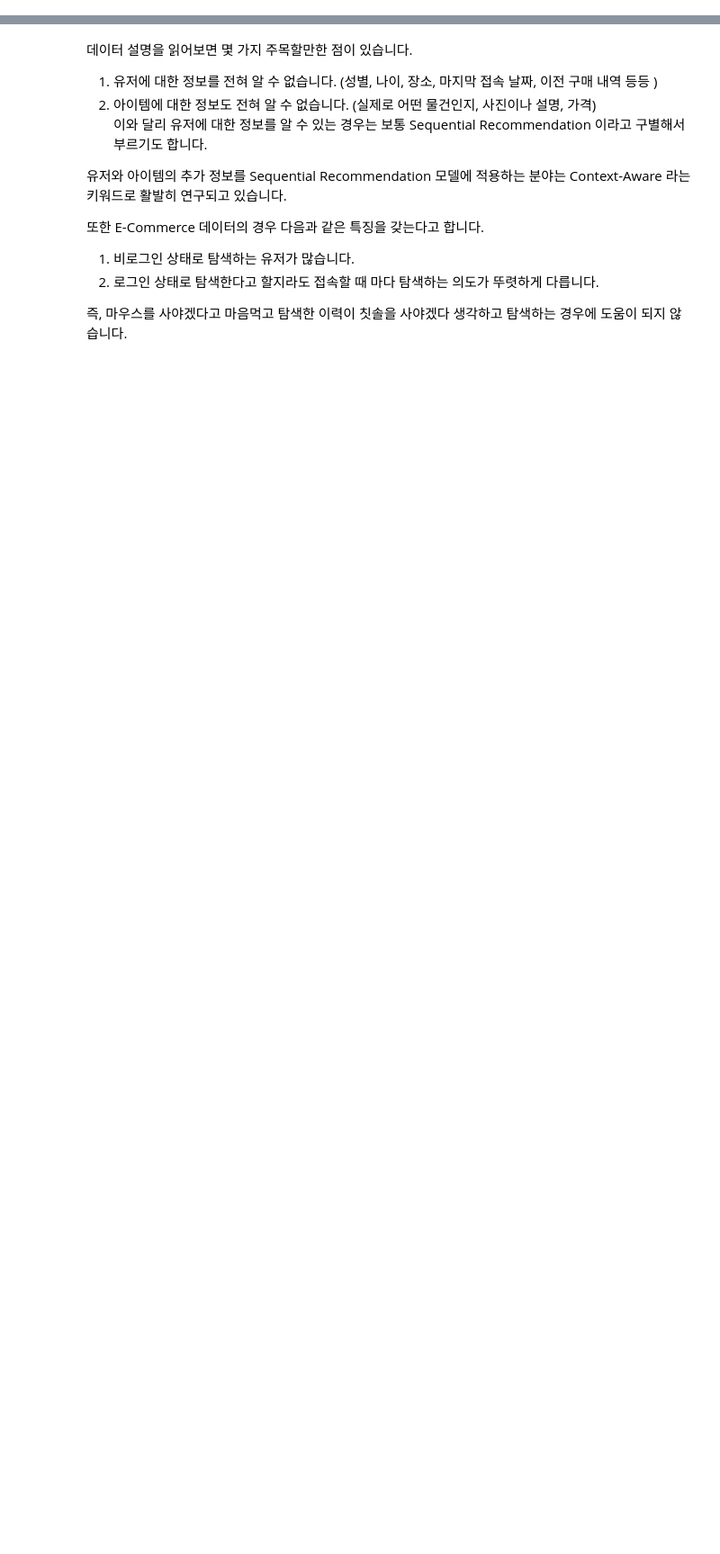
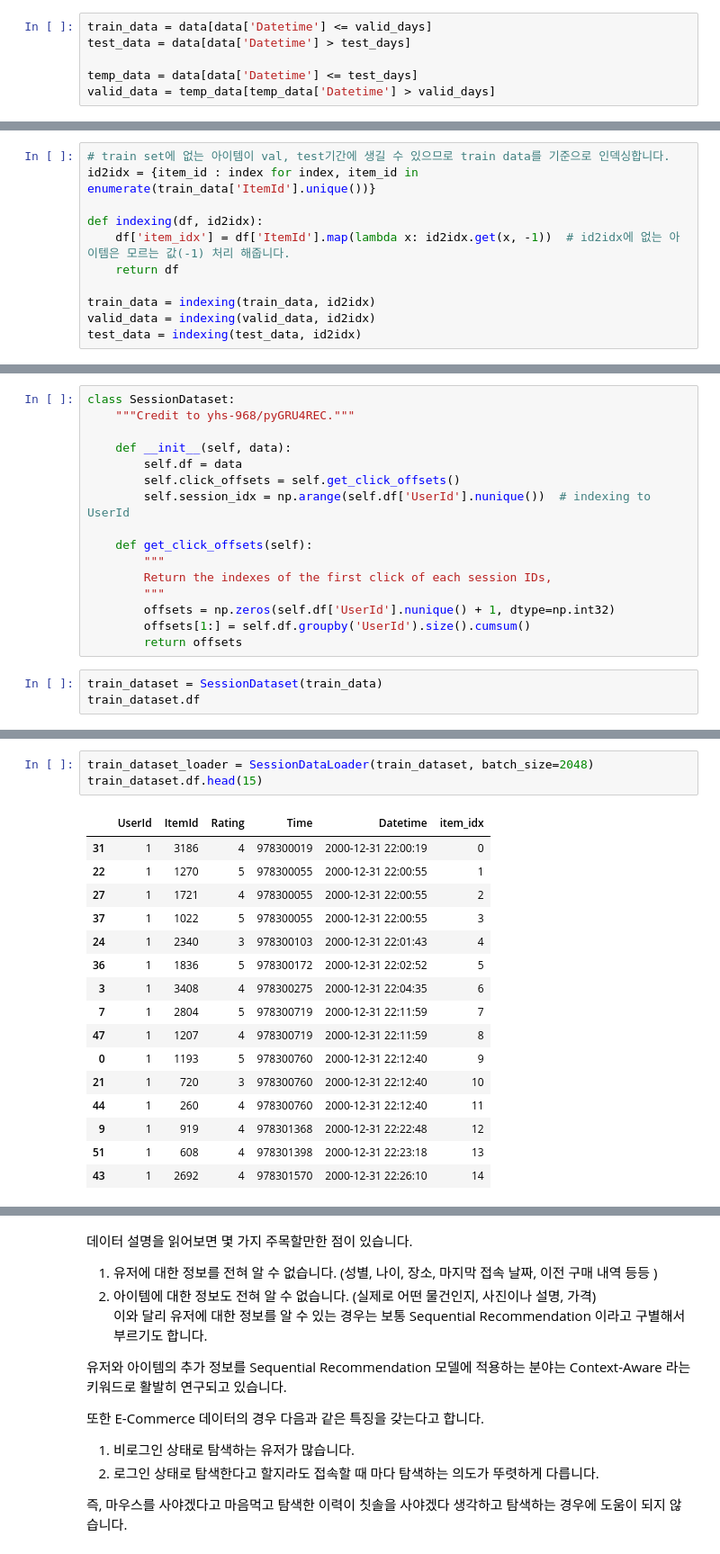
Before and after one commit to limjs19/first-repository, a Jupyter notebook: E17. Recommend_Movie[limjs].ipynb, the cells around one changed output, grey strips where cells are left out. Shown at 90% size. Drawn from its saved outputs; the diff is of its cells as text; blank space fills up the shorter version.

```diff
--- a/E17. Recommend_Movie[limjs].ipynb
+++ b/E17. Recommend_Movie[limjs].ipynb
@@ -74,0 +351,6 @@ corresponding buying events to these sessions in the yoochoose-buys.dat file.
+# %%
+train_data = data[data['Datetime'] <= valid_days]
+test_data = data[data['Datetime'] > test_days]
+
+temp_data = data[data['Datetime'] <= test_days]
+valid_data = temp_data[temp_data['Datetime'] > valid_days]
@@ -74,0 +403,11 @@ corresponding buying events to these sessions in the yoochoose-buys.dat file.
+# %%
+# train set에 없는 아이템이 val, test기간에 생길 수 있으므로 train data를 기준으로 인덱싱합니다.
+id2idx = {item_id : index for index, item_id in enumerate(train_data['ItemId'].unique())}
+
+def indexing(df, id2idx):
+    df['item_idx'] = df['ItemId'].map(lambda x: id2idx.get(x, -1))  # id2idx에 없는 아이템은 모르는 값(-1) 처리 해줍니다.
+    return df
+
+train_data = indexing(train_data, id2idx)
+valid_data = indexing(valid_data, id2idx)
+test_data = indexing(test_data, id2idx)
@@ -74,0 +513,19 @@ corresponding buying events to these sessions in the yoochoose-buys.dat file.
+# %%
+class SessionDataset:
+    """Credit to yhs-968/pyGRU4REC."""
+
+    def __init__(self, data):
+        self.df = data
+        self.click_offsets = self.get_click_offsets()
+        self.session_idx = np.arange(self.df['UserId'].nunique())  # indexing to UserId
+
+    def get_click_offsets(self):
+        """
+        Return the indexes of the first click of each session IDs,
+        """
+        offsets = np.zeros(self.df['UserId'].nunique() + 1, dtype=np.int32)
+        offsets[1:] = self.df.groupby('UserId').size().cumsum()
+        return offsets
+# %%
+train_dataset = SessionDataset(train_data)
+train_dataset.df
@@ -74,0 +619,20 @@ corresponding buying events to these sessions in the yoochoose-buys.dat file.
+# %%
+train_dataset_loader = SessionDataLoader(train_dataset, batch_size=2048)
+train_dataset.df.head(15)
+# %% [output]
+|  | UserId | ItemId | Rating | Time | Datetime | item_idx |
+| 31 | 1 | 3186 | 4 | 978300019 | 2000-12-31 22:00:19 | 0 |
+| 22 | 1 | 1270 | 5 | 978300055 | 2000-12-31 22:00:55 | 1 |
+| 27 | 1 | 1721 | 4 | 978300055 | 2000-12-31 22:00:55 | 2 |
+| 37 | 1 | 1022 | 5 | 978300055 | 2000-12-31 22:00:55 | 3 |
+| 24 | 1 | 2340 | 3 | 978300103 | 2000-12-31 22:01:43 | 4 |
+| 36 | 1 | 1836 | 5 | 978300172 | 2000-12-31 22:02:52 | 5 |
+| 3 | 1 | 3408 | 4 | 978300275 | 2000-12-31 22:04:35 | 6 |
+| 7 | 1 | 2804 | 5 | 978300719 | 2000-12-31 22:11:59 | 7 |
+| 47 | 1 | 1207 | 4 | 978300719 | 2000-12-31 22:11:59 | 8 |
+| 0 | 1 | 1193 | 5 | 978300760 | 2000-12-31 22:12:40 | 9 |
+| 21 | 1 | 720 | 3 | 978300760 | 2000-12-31 22:12:40 | 10 |
+| 44 | 1 | 260 | 4 | 978300760 | 2000-12-31 22:12:40 | 11 |
+| 9 | 1 | 919 | 4 | 978301368 | 2000-12-31 22:22:48 | 12 |
+| 51 | 1 | 608 | 4 | 978301398 | 2000-12-31 22:23:18 | 13 |
+| 43 | 1 | 2692 | 4 | 978301570 | 2000-12-31 22:26:10 | 14 |
```
Also changed, not shown: parts of 103 cells of this notebook.
